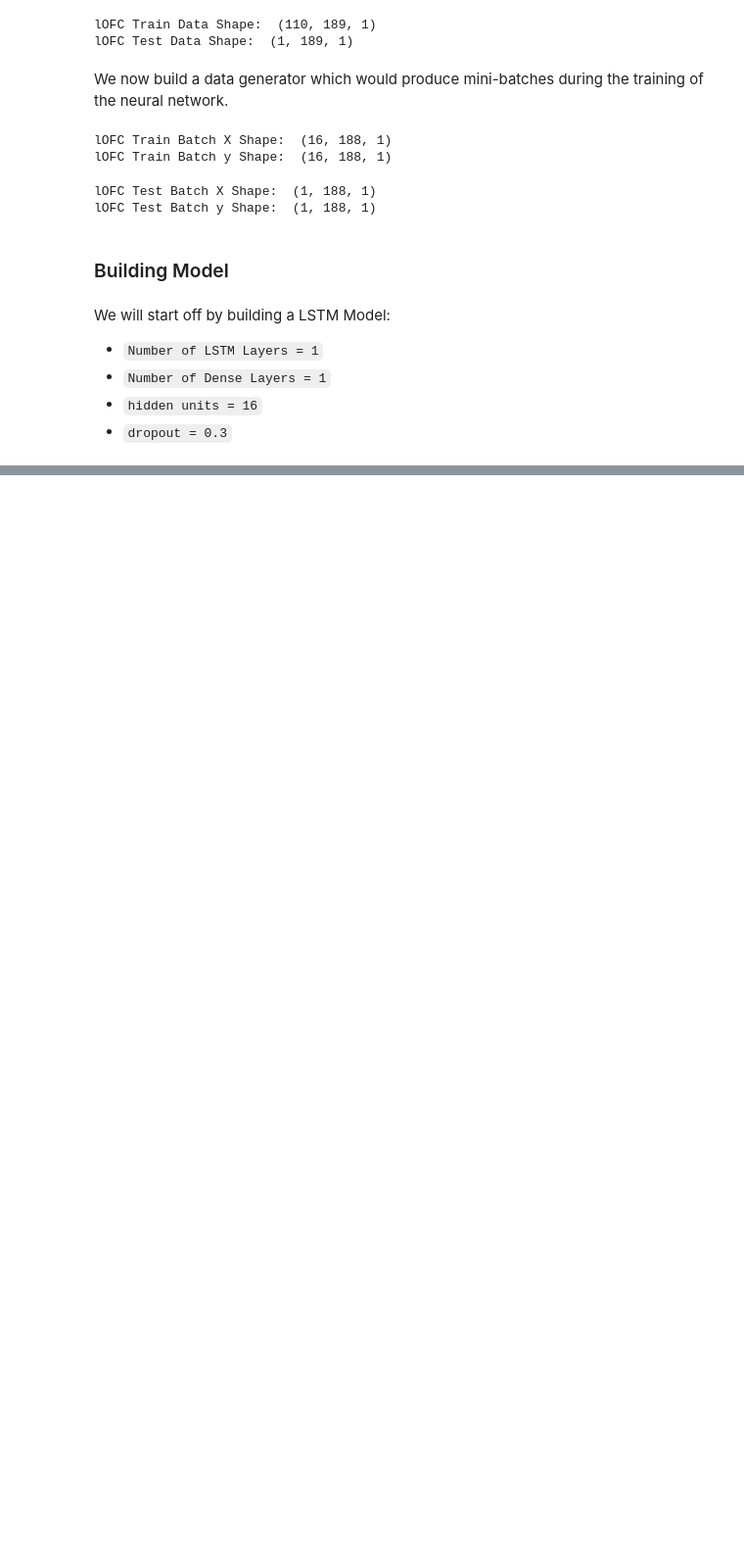
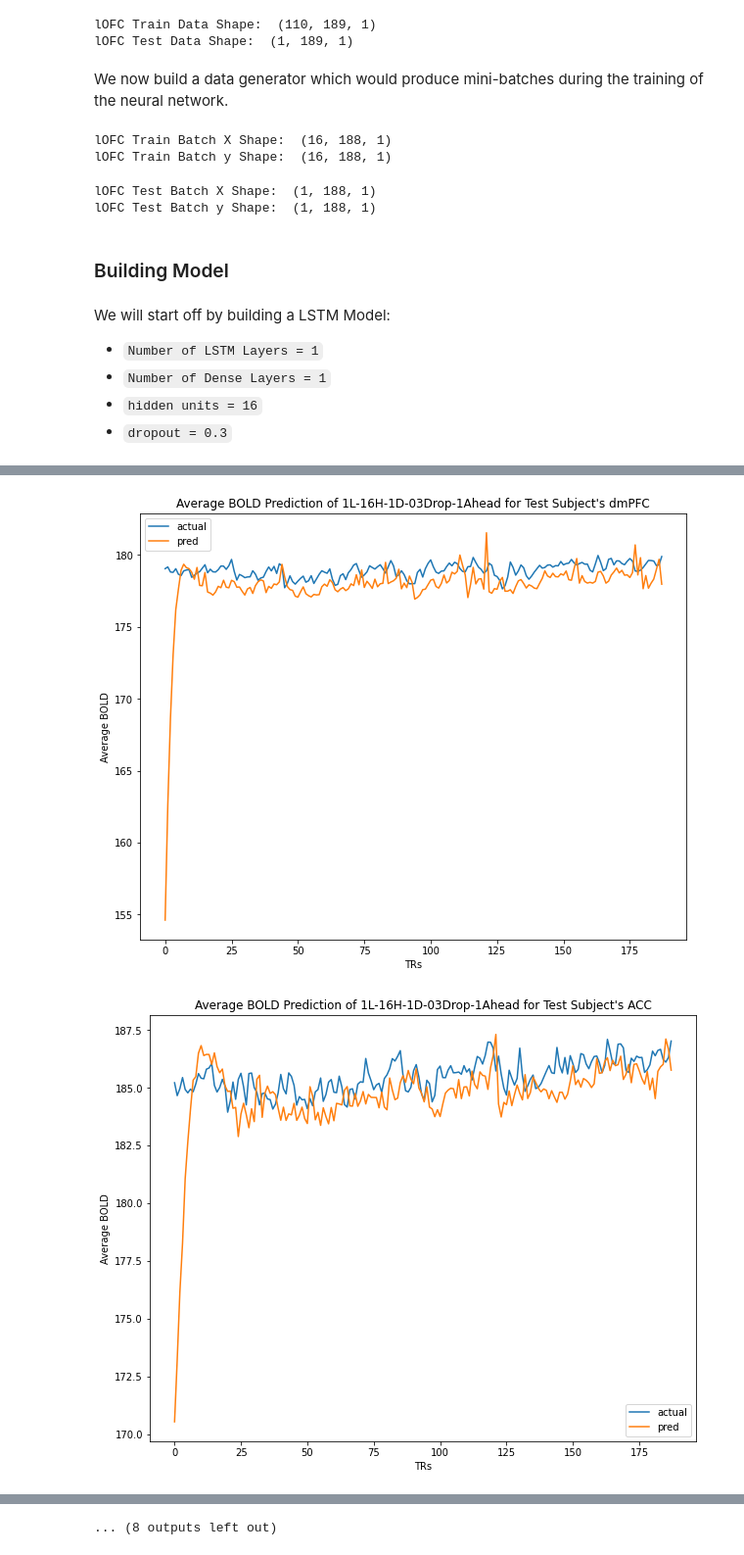
Before and after one commit to RishiDarkDevil/Neural-Uncertainty-Representation, a Jupyter notebook: Neural_Prediction_Uncertainty_Young_All.ipynb, the cells around one changed output, grey strips where cells are left out. Shown at 98% size. Cells and saved outputs as stored; diff of their text form; code cells hidden in the pictures; blank space fills up the shorter version.

Commit message:
Correct the output which was of shape 189 in previous code but it should ideally be of shape 188 for LOOK_AHEAD = 1

```diff
--- a/Neural_Prediction_Uncertainty_Young_All.ipynb
+++ b/Neural_Prediction_Uncertainty_Young_All.ipynb
@@ -122,10 +132,8 @@ class KerasBatchGenerator(object):
             self.current_idx = self.current_idx + self.batch_size
             yield x, y
 # %%
-TRAIN_BATCH_SIZE = 16
-TEST_BATCH_SIZE = 1
-train_data_generator = [KerasBatchGenerator(dat, dat.shape[1], TRAIN_BATCH_SIZE, 1) for dat in train_data]
-test_data_generator = [KerasBatchGenerator(dat, dat.shape[1], TEST_BATCH_SIZE, 1) for dat in test_data]
+train_data_generator = [KerasBatchGenerator(dat, dat.shape[1], TRAIN_BATCH_SIZE, LOOK_AHEAD) for dat in train_data]
+test_data_generator = [KerasBatchGenerator(dat, dat.shape[1], TEST_BATCH_SIZE, LOOK_AHEAD) for dat in test_data]
 # %%
 batch_x, batch_y = next(train_data_generator[-1].generate())
 print(ROI_names[-1], "Train Batch X Shape: ", batch_x.shape)
@@ -203,25 +215,33 @@ def plot_train_test_loss(history, model_name, i):
 # %%
-with tf.device('/device:GPU:0'):
-  for i in range(len(ROI_names)):
-    history = models[i].fit(
-                    train_data_generator[i].generate(),
-                    steps_per_epoch=train_data[i].shape[0]//TRAIN_BATCH_SIZE,
-                    epochs=EPOCHS,
-                    validation_data=test_data_generator[i].generate(),
-                    validation_steps=test_data[i].shape[0]//TEST_BATCH_SIZE,
-                    callbacks=[model_checkpoint_callbacks[i]]
-                    )
-    models[i].save_weights("./Models/YOUNG/LSTM/AVG-BOLD/"+ROI_names[i]+"/model_weights-1L-16H-1D-03Drop-1Ahead-"+ROI_names[i])
-    plot_train_test_loss(history, "1L-16H-1D-03Drop-1Ahead-"+ROI_names[i], i)
+# histories = list()
+# with tf.device('/device:GPU:0'):
+#   for i in range(len(ROI_names)):
+#     history = models[i].fit(
+#                     train_data_generator[i].generate(),
+#                     steps_per_epoch=train_data[i].shape[0]//TRAIN_BATCH_SIZE,
+#                     epochs=EPOCHS,
+#                     validation_data=test_data_generator[i].generate(),
+#                     validation_steps=test_data[i].shape[0]//TEST_BATCH_SIZE,
+#                     callbacks=[model_checkpoint_callbacks[i]]
+#                     )
+#     models[i].save_weights("./Models/YOUNG/LSTM/AVG-BOLD/"+ROI_names[i]+"/model_weights-1L-16H-1D-03Drop-1Ahead-"+ROI_names[i])
+#     plot_train_test_loss(history, "1L-16H-1D-03Drop-1Ahead-"+ROI_names[i], i)
+#     histories.append(history)
+# %%
+for i in range(len(ROI_names)):
+  models[i].load_weights("./Models/YOUNG/LSTM/AVG-BOLD/"+ROI_names[i]+"/model_weights-1L-16H-1D-03Drop-1Ahead-"+ROI_names[i])
 # %%
-preds = [models[i].predict(test_data[i]) for i in range(len(ROI_names))]
+preds = [models[i].predict(next(test_data_generator[i].generate())[0]) for i in range(len(ROI_names))]
 # %%
 for i in range(len(ROI_names)):
   plt.figure(figsize=(10, 8))
-  plt.plot(np.squeeze(test_data_unscaled[i])[1:])
-  plt.plot(np.squeeze(scalers[i].inverse_transform(preds[i][:,:,0]))[1:])
+  plt.plot(np.squeeze(test_data_unscaled[i])[LOOK_AHEAD:])
+  plt.plot(np.squeeze(scalers[i].inverse_transform(np.hstack([preds[i][:,:,0], preds[i][:,:LOOK_AHEAD,0]])))[:-LOOK_AHEAD])
   plt.ylabel("Average BOLD")
   plt.xlabel("TRs")
-  plt.title("Average BOLD Prediction of 1L-16H-1D-03Drop-1Ahead for Test Subject's"+ROI_names[i])
+  plt.title("Average BOLD Prediction of 1L-16H-1D-03Drop-1Ahead for Test Subject's "+ROI_names[i])
   plt.legend(['actual', 'pred'])
   plt.savefig("./Plots/YOUNG/LSTM/AVG-BOLD/"+ROI_names[i]+"/1L-16H-1D-03Drop-1Ahead-Preds.png")
+# %% [output]
+[figure, added]
+[figure, added]
@@ -228,3 +258,4 @@ for i in range(len(ROI_names)):
+... (8 outputs left out)
 # %%
 print("***Correlation Coefficient between predicted and actual average BOLD values for ROIs***")
 for i in range(len(ROI_names)):
```
Also changed, not shown: parts of 12 cells of this notebook.
